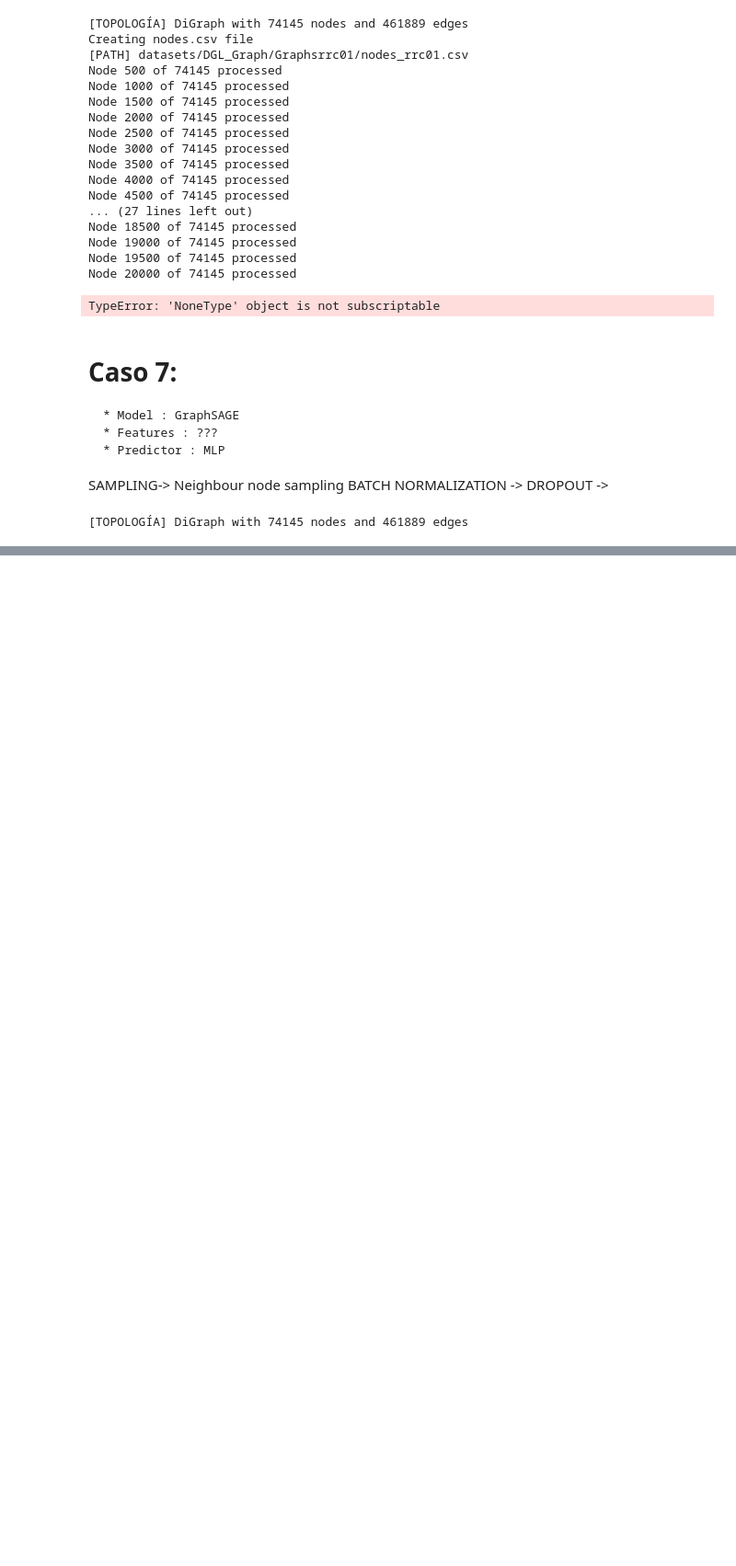
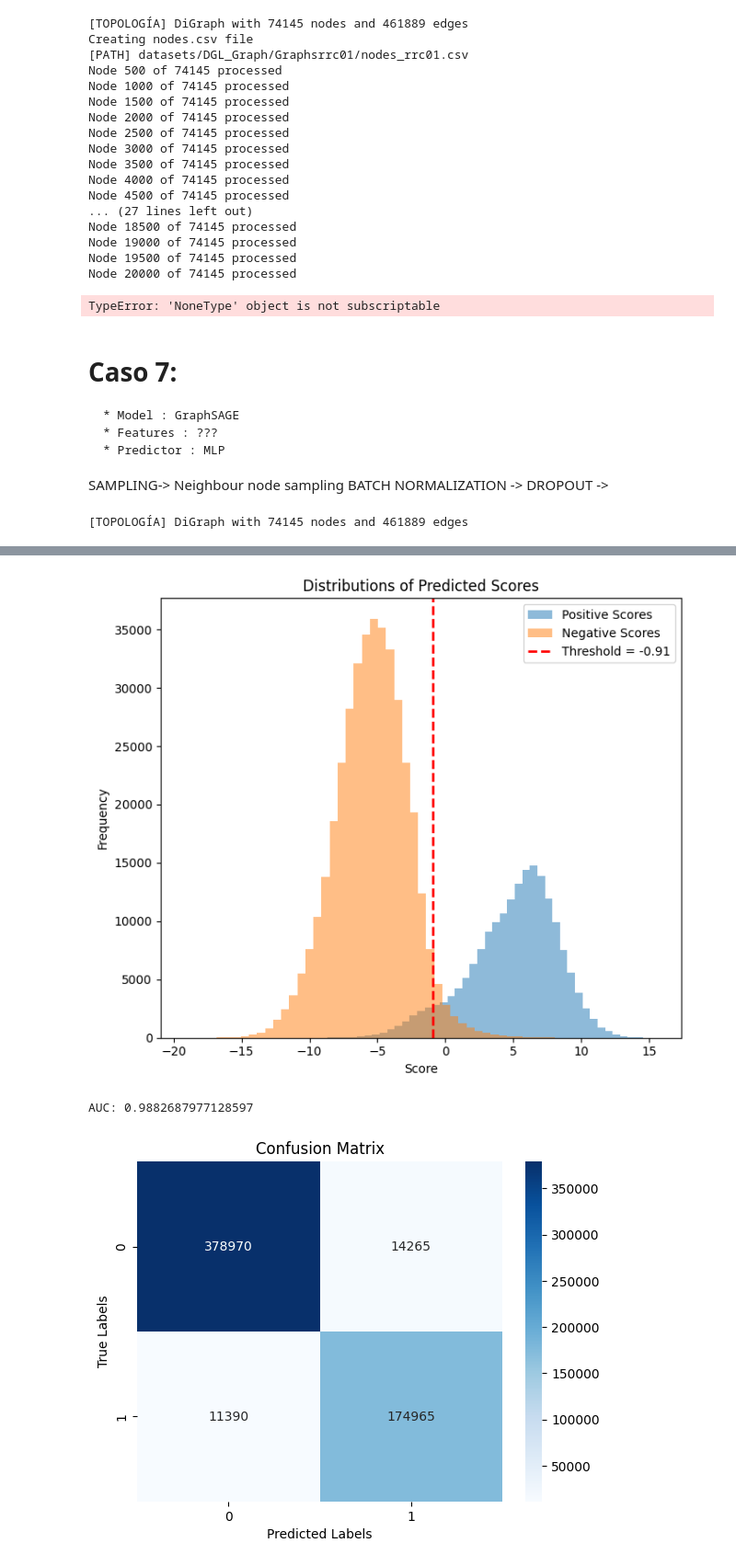
Before and after one commit to valesteban/TESIS, a Jupyter notebook: trainingBinaryClass.ipynb, the cells around one changed output, grey strips where cells are left out. Shown at 92% size. Saved outputs shown, nothing was run; the diff lists cells and outputs as text; code cells hidden in the pictures; blank space fills up the shorter version.

```diff
--- a/trainingBinaryClass.ipynb
+++ b/trainingBinaryClass.ipynb
@@ -1247,0 +1253,10 @@ plt.show()  # Mostrar el gráfico combinado
+# %%
+all_logits_val = np.concatenate(all_logits_val, axis=0)
+all_labels_val = np.concatenate(all_labels_val, axis=0)
+
+plot_roc_curve(all_labels_val, all_logits_val, optimal_threshold)
+calculate_metrics(all_logits_val,all_labels_val , optimal_threshold)
+# %% [output]
+[figure, added]
+AUC: 0.9882687977128597
+[figure, added]
```
Also changed, not shown: parts of 11 cells of this notebook, 1 other file.
